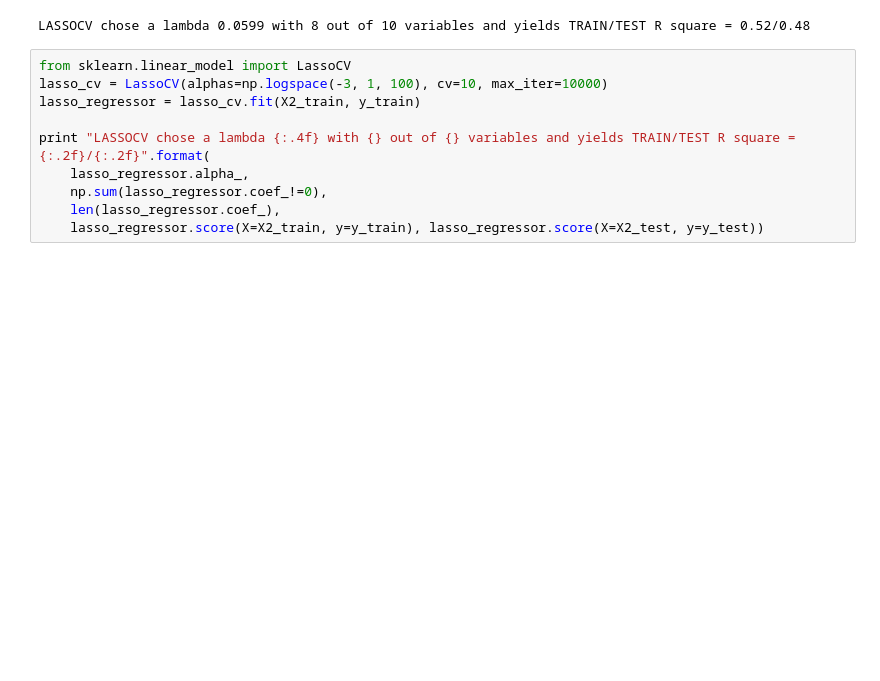
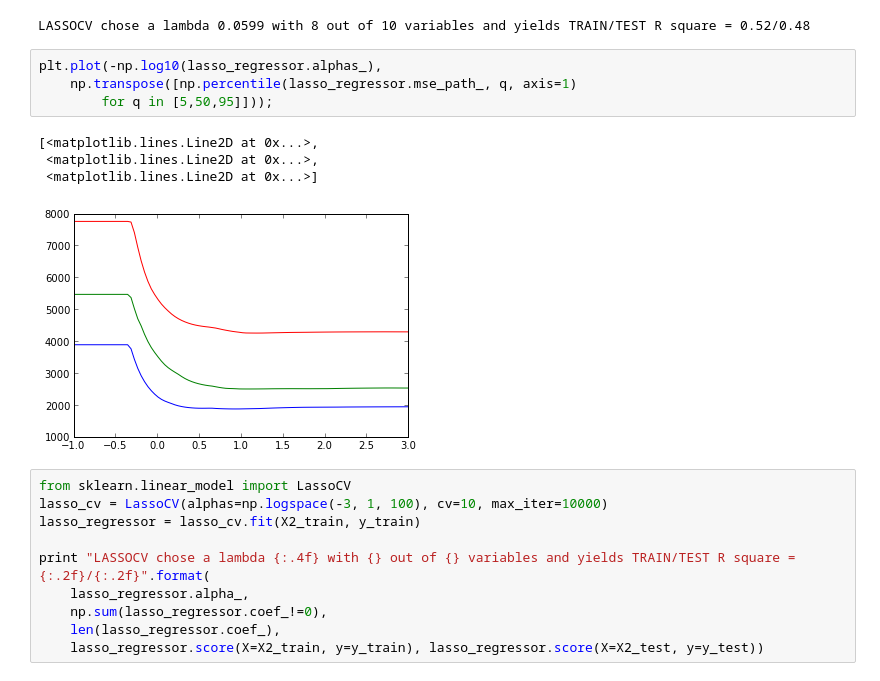
Before and after one commit to pilipolio/20130624_RegressionAndBiasVarianceTalk, a Jupyter notebook: DiabeteExample.ipynb, the cells around one changed output. Drawn from its saved outputs; the diff is of its cells as text; blank space fills up the shorter version.

```diff
--- a/DiabeteExample.ipynb
+++ b/DiabeteExample.ipynb
@@ -40,6 +44,15 @@ print "LASSOCV chose a lambda {:.4f} with {} out of {} variables and yields TRAI
     lasso_regressor.score(X=X_train, y=y_train), lasso_regressor.score(X=X_test, y=y_test))
 # %% [output]
 LASSOCV chose a lambda 0.0599 with 8 out of 10 variables and yields TRAIN/TEST R square = 0.52/0.48
+# %%
+plt.plot(-np.log10(lasso_regressor.alphas_),
+    np.transpose([np.percentile(lasso_regressor.mse_path_, q, axis=1)
+        for q in [5,50,95]]));
+# %% [output]
+[<matplotlib.lines.Line2D at 0x...>,
+ <matplotlib.lines.Line2D at 0x...>,
+ <matplotlib.lines.Line2D at 0x...>]
+[figure, added]
 # %%
 from sklearn.linear_model import LassoCV
 lasso_cv = LassoCV(alphas=np.logspace(-3, 1, 100), cv=10, max_iter=10000)
```
Also changed, not shown: parts of 3 cells of this notebook, 2 other files.
